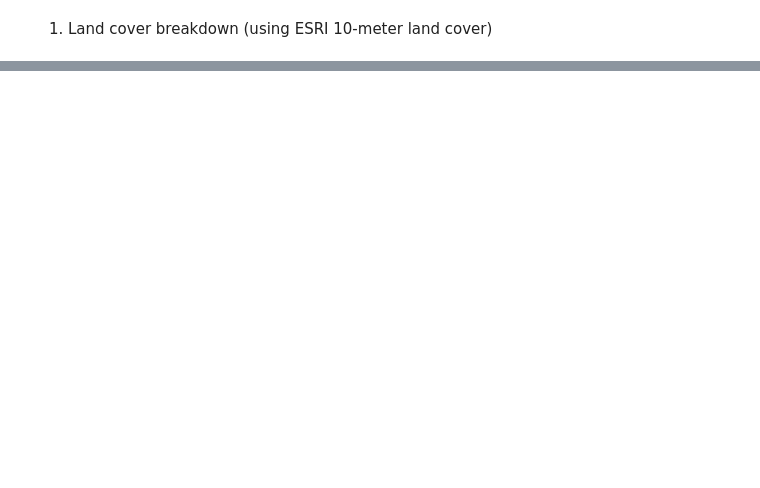
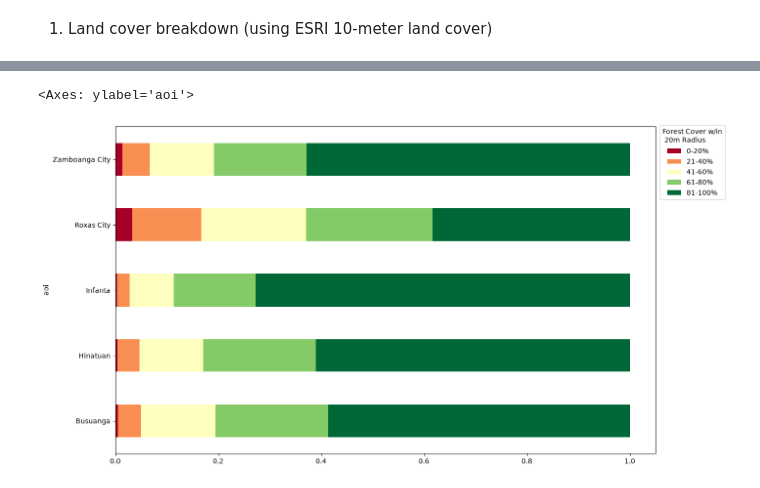
Before and after one commit to jeromemaiquez/gms-ir-mangrove-seagrass-surigao, a Jupyter notebook: notebooks/aoi_characteristics.ipynb, the cells around one changed output, grey strips where cells are left out. Drawn from its saved outputs; the diff is of its cells as text; code cells hidden in the pictures; blank space fills up the shorter version.

```diff
--- a/notebooks/aoi_characteristics.ipynb
+++ b/notebooks/aoi_characteristics.ipynb
@@ -328,0 +494,17 @@ Exception: RasterioIOError('HTTP response code: 409')
+# %%
+url_maap = "https://stac.maap-project.org/"
+catalog_maap = pystac_client.Client.open(url_maap)
+
+# Learned that no-sign request works because GMW is hosted on NASA MAAP, not ESA
+# Typically, downloading datasets from ESA MAAP requires auth key
+MAAP_ENV = dict(AWS_NO_SIGN_REQUEST="YES")
+# %%
+FOREST_COVER_CATEGORIES = {
+    0: '0-20%',
+    1: '21-40%',
+    2: '41-60%',
+    3: '61-80%',
+    4: '81-100%'
+}
+# %%
+FOREST_COVER_BINS = [0, 20, 40, 60, 80, 100]
@@ -328,0 +579,3 @@ Exception: RasterioIOError('HTTP response code: 409')
+# %%
+df_gmw_plot = get_percent_share(df_cover, FOREST_COVER_CATEGORIES.keys())
+df_gmw_plot
@@ -328,0 +590,5 @@ Exception: RasterioIOError('HTTP response code: 409')
+# %%
+plot_percent_share(df_gmw_plot, FOREST_COVER_CATEGORIES.values(), legend_title='Forest Cover w/in\n 20m Radius', colormap='RdYlGn')
+# %% [output]
+<Axes: ylabel='aoi'>
+[figure, added]
```
Also changed, not shown: parts of 43 cells of this notebook, 4 other files.
